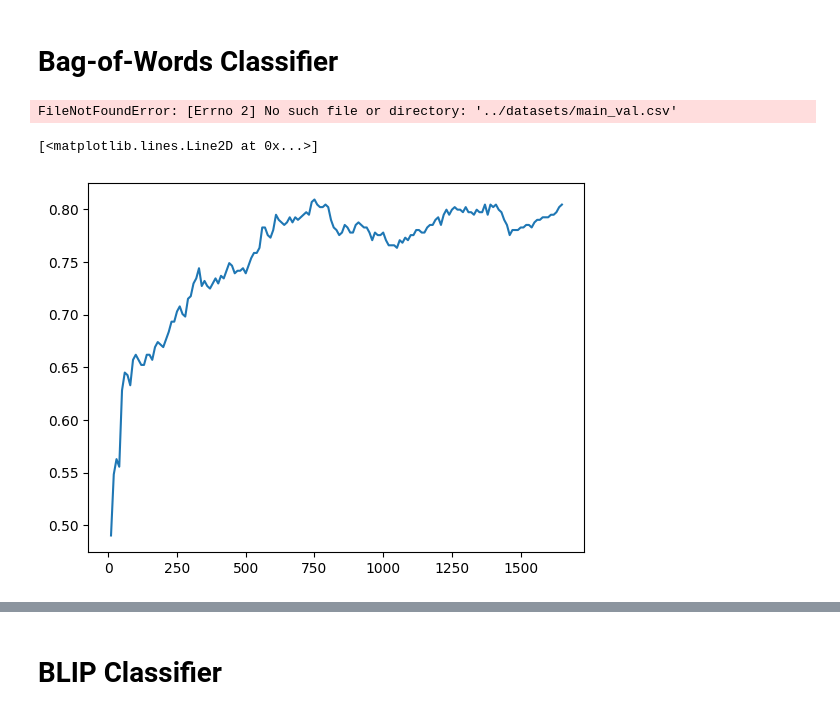
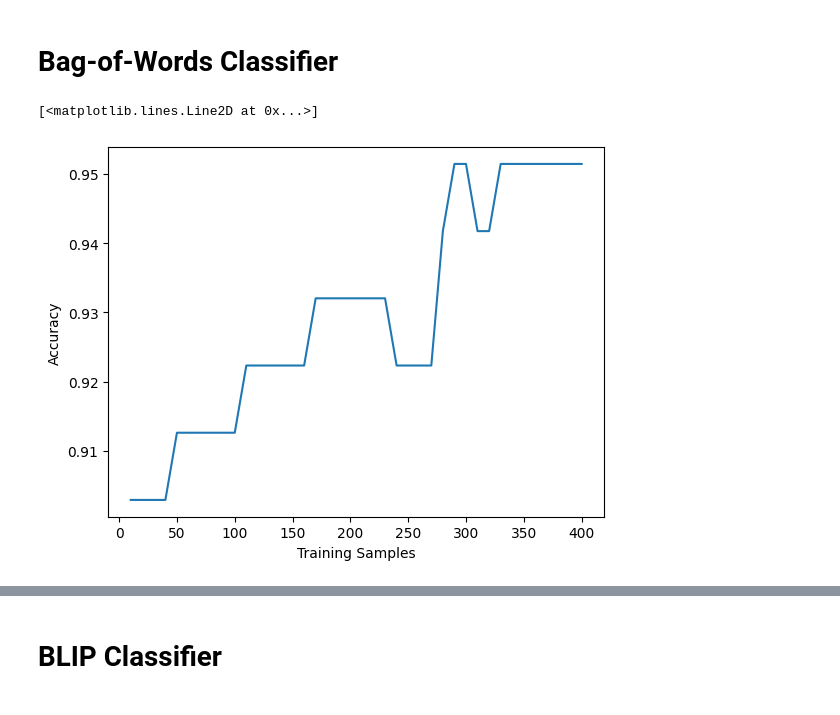
Before and after one commit to numbers1234567/custom-content-blocker, a Jupyter notebook: evaluation/train_online.ipynb, the cells around one changed output, grey strips where cells are left out. Drawn from its saved outputs; the diff is of its cells as text; code cells hidden in the pictures.

Commit message:
Online training process

```diff
--- a/evaluation/train_online.ipynb
+++ b/evaluation/train_online.ipynb
@@ -20,12 +20,14 @@ import random
 import string
 
 class BOWClassifier:
-    def __init__(self, classes=2) -> None:
+    def __init__(self, classes=2, include_priors=True) -> None:
         self.classes = classes
         self.bow = [{} for i in range(classes)]
         self.all_words = set()
 
         self.tot = [0 for i in range(classes)]
+
+        self.include_priors = include_priors
 
     def clean_text(self, text):
         return "".join([c for c in text if c not in string.punctuation and not c.isdigit()])
@@ -49,7 +51,7 @@ class BOWClassifier:
         best = (-9999999999999999999, -1)
         for cls,bow in enumerate(self.bow):
             base_log_prob = 0
-            base_log_prob += log(self.tot[cls]/sum(self.tot))
+            if self.include_priors: base_log_prob += log(self.tot[cls]/sum(self.tot) + 1e-8)
             for word in self.all_words:
                 freq = self.bow[cls][word]/self.tot[cls] if word in self.bow[cls] else 0
                 base_log_prob += log(1.0001-freq)
@@ -64,11 +66,9 @@ class BOWClassifier:
 # %%
 import pandas
 
-df_dataset = pandas.read_csv("../datasets/main_val.csv", delimiter="\t")
+df_dataset = pandas.read_csv("../datasets/olympics_2024/main_val_0.8_0.8.csv", delimiter="\t")
 df_train = df_dataset[df_dataset["split"]=="train"]
 df_valid = df_dataset[df_dataset["split"]=="valid"]
-# %% [output]
-FileNotFoundError: [Errno 2] No such file or directory: '../datasets/main_val.csv'
 # %%
 from tqdm import tqdm
 
@@ -82,12 +82,14 @@ def validate(tf_idf_knn):
         if content["label"]==0 and result==0: tn += 1
     return fp,fn,tp,tn
 
+random.seed(42)
+
 train = list(df_train.iterrows())
 random.shuffle(train)
 
 metric_history = []
 
-classifier = BOWClassifier()
+classifier = BOWClassifier(include_priors=True)
 for idx,(_,content) in tqdm(list(enumerate(train))):
     classifier.add_text(content["text"], content["label"])
 
@@ -96,7 +98,10 @@ for idx,(_,content) in tqdm(list(enumerate(train))):
 # %%
 import matplotlib.pyplot as plt
 
+plt.ylabel("Accuracy")
+plt.xlabel("Training Samples")
+
 plt.plot([metric[0] for metric in metric_history], [sum(metric[1][2:])/sum(metric[1]) for metric in metric_history])
 # %% [output]
 [<matplotlib.lines.Line2D at 0x...>]
-[figure, old version]
+[figure, new version]
```
Also changed, not shown: parts of 16 cells of this notebook.
